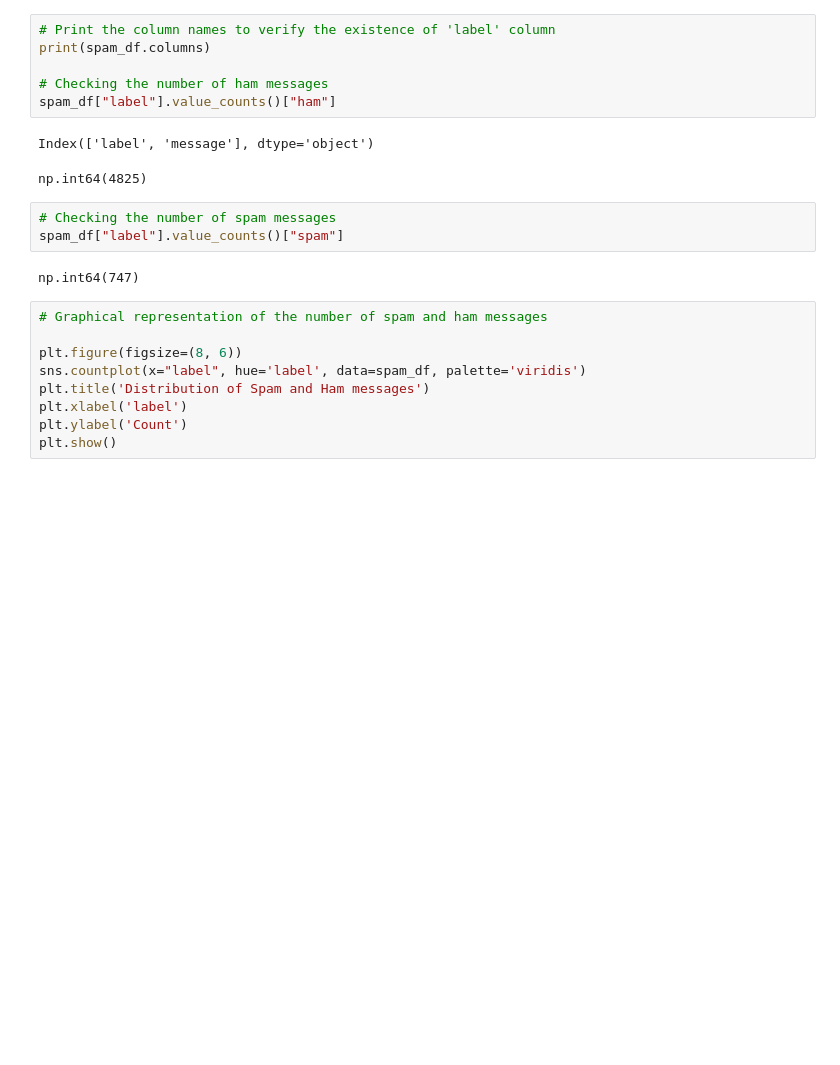
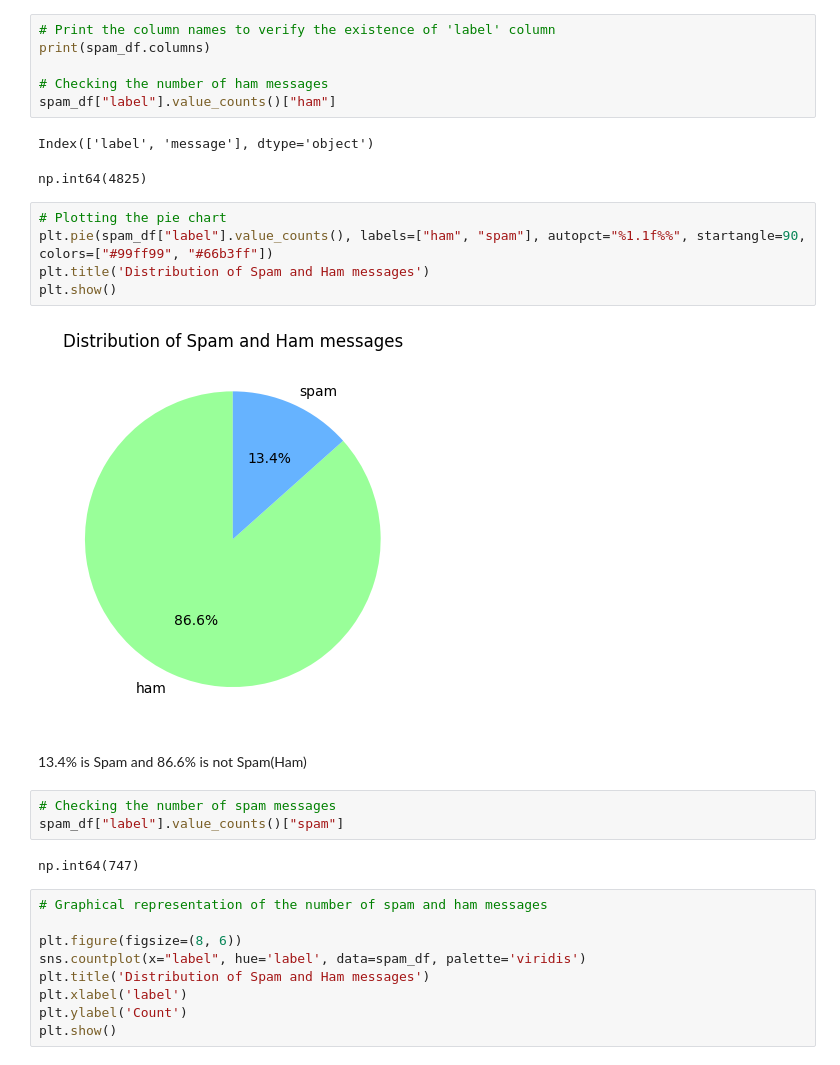
Before and after one commit to Srabani13/spam_detection_using_NLP, a Jupyter notebook: spam-classifier.ipynb, the cells around one changed output. Drawn from its saved outputs; the diff is of its cells as text; blank space fills up the shorter version.

Commit message:
Updated spam-classifier notebook with additional features

```diff
--- a/spam-classifier.ipynb
+++ b/spam-classifier.ipynb
@@ -111,6 +93,15 @@ spam_df["label"].value_counts()["ham"]
 # %% [output]
 Index(['label', 'message'], dtype='object')
 np.int64(4825)
+# %%
+# Plotting the pie chart
+plt.pie(spam_df["label"].value_counts(), labels=["ham", "spam"], autopct="%1.1f%%", startangle=90, colors=["#99ff99", "#66b3ff"])
+plt.title('Distribution of Spam and Ham messages')
+plt.show()
+# %% [output]
+[figure, added]
+# %% [markdown]
+13.4% is Spam and 86.6% is not Spam(Ham)
 # %%
 # Checking the number of spam messages
 spam_df["label"].value_counts()["spam"]
```
Also changed, not shown: parts of 3 cells of this notebook.
